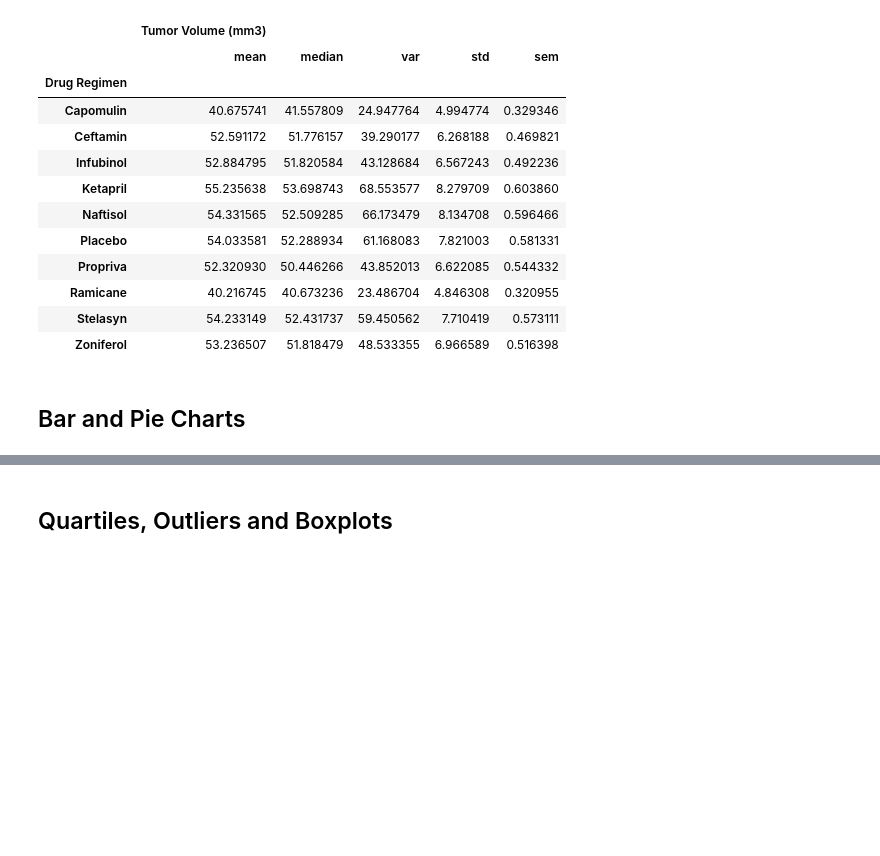
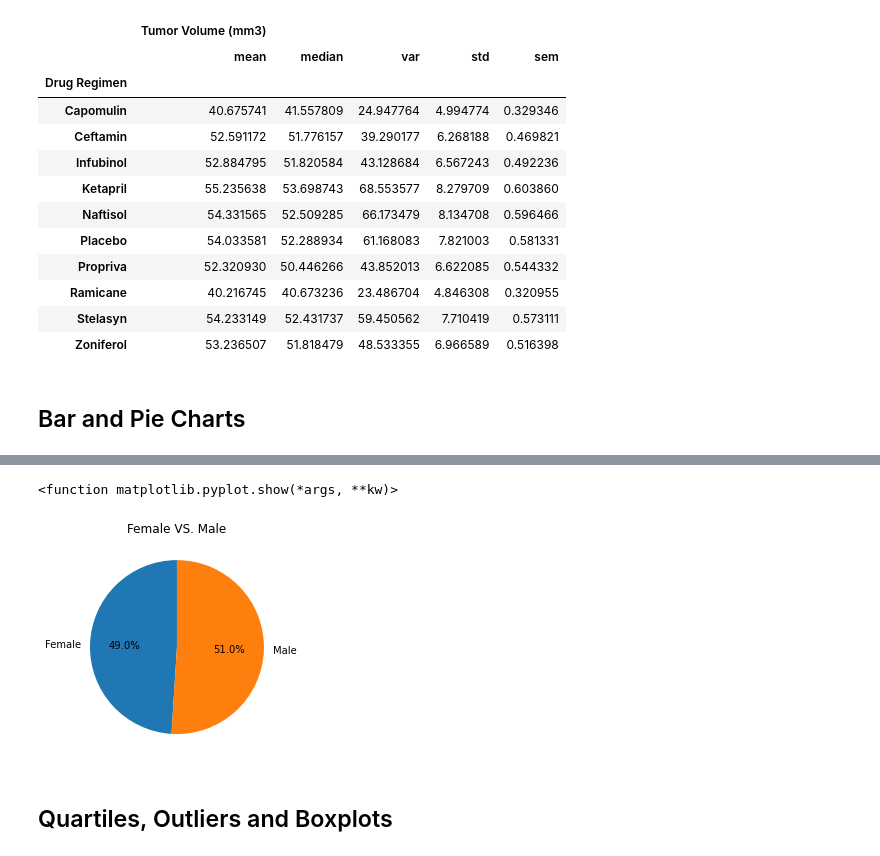
Before and after one commit to mgac96/pharmaceutical_matplotlib, a Jupyter notebook: Starter_Code/Pymaceuticals/pymaceuticals_MG.ipynb, the cells around one changed output, grey strips where cells are left out. Cells and saved outputs as stored; diff of their text form; code cells hidden in the pictures; blank space fills up the shorter version.

Commit message:
function script through boxplot

```diff
--- a/Starter_Code/Pymaceuticals/pymaceuticals_MG.ipynb
+++ b/Starter_Code/Pymaceuticals/pymaceuticals_MG.ipynb
@@ -149,3 +163,16 @@ summary_agg
+# %%
+# Generate a pie plot showing the distribution of female versus male mice using pyplot
+labels = ["Female", "Male"]
+sizes =[49,51]
+plt.pie(sizes,labels=labels,autopct='%1.1f%%',startangle=90)
+plt.title ("Female VS. Male")
+plt.show
+#gender.plot.pie(y="Total Count", autopct="%1.1f%%")
+#plt.title("Female vs. Male Mice")
+#plt.ylabel("Sex")
+# %% [output]
+<function matplotlib.pyplot.show(*args, **kw)>
+[figure, added]
 # %% [markdown]
 ## Quartiles, Outliers and Boxplots
 # %%
```
Also changed, not shown: parts of 5 cells of this notebook.
